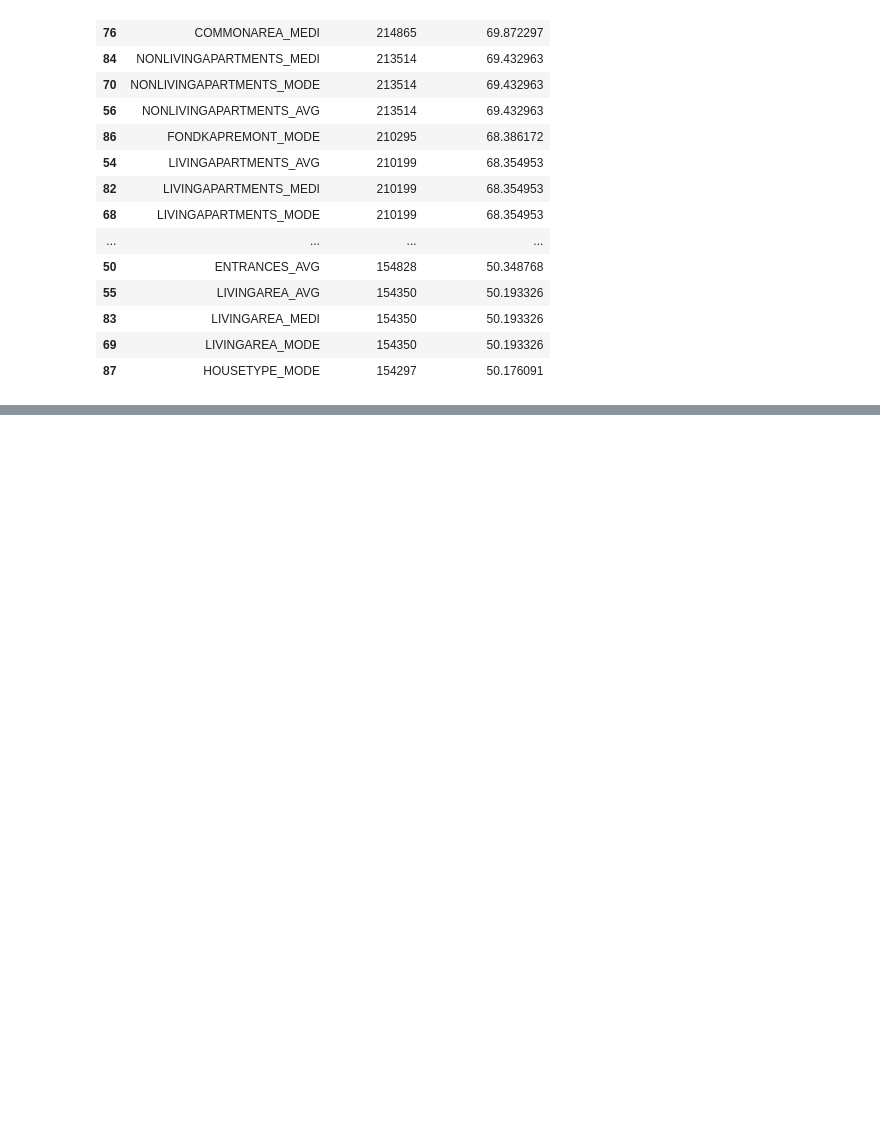
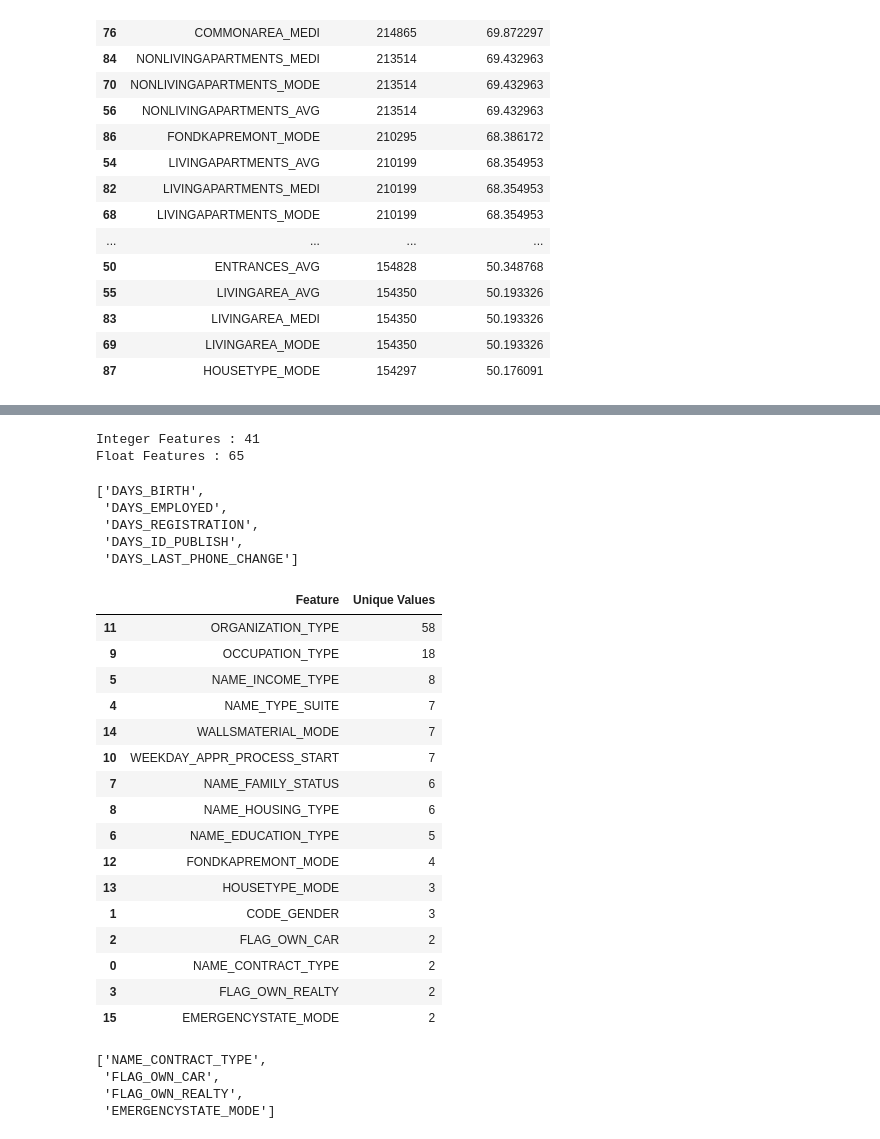
Before and after one commit to RISHAV2205/AI_Credit_Risk_Analysis_Platform, a Jupyter notebook: notebook/01_data_understanding.ipynb, the cells around one changed output, grey strips where cells are left out. Saved outputs shown, nothing was run; the diff lists cells and outputs as text; code cells hidden in the pictures; blank space fills up the shorter version.

```diff
--- a/notebook/01_data_understanding.ipynb
+++ b/notebook/01_data_understanding.ipynb
@@ -245,0 +264,73 @@ for category, cols in feature_categories.items():
+# %%
+# ==========================================
+# Numerical Feature Analysis
+# ==========================================
+
+int_features = df.select_dtypes(include="int64").columns.tolist()
+
+float_features = df.select_dtypes(include="float64").columns.tolist()
+
+print(f"Integer Features : {len(int_features)}")
+
+print(f"Float Features : {len(float_features)}")
+# %% [output]
+Integer Features : 41
+Float Features : 65
+# %%
+time_features = [
+    col for col in df.columns
+    if "DAYS" in col
+]
+
+time_features
+# %% [output]
+['DAYS_BIRTH',
+ 'DAYS_EMPLOYED',
+ 'DAYS_REGISTRATION',
+ 'DAYS_ID_PUBLISH',
+ 'DAYS_LAST_PHONE_CHANGE']
+# %%
+cardinality = pd.DataFrame({
+
+    "Feature": categorical_features,
+
+    "Unique Values":
+    [df[col].nunique() for col in categorical_features]
+
+})
+
+cardinality.sort_values(
+    by="Unique Values",
+    ascending=False
+)
+# %% [output]
+|  | Feature | Unique Values |
+| 11 | ORGANIZATION_TYPE | 58 |
+| 9 | OCCUPATION_TYPE | 18 |
+| 5 | NAME_INCOME_TYPE | 8 |
+| 4 | NAME_TYPE_SUITE | 7 |
+| 14 | WALLSMATERIAL_MODE | 7 |
+| 10 | WEEKDAY_APPR_PROCESS_START | 7 |
+| 7 | NAME_FAMILY_STATUS | 6 |
+| 8 | NAME_HOUSING_TYPE | 6 |
+| 6 | NAME_EDUCATION_TYPE | 5 |
+| 12 | FONDKAPREMONT_MODE | 4 |
+| 13 | HOUSETYPE_MODE | 3 |
+| 1 | CODE_GENDER | 3 |
+| 2 | FLAG_OWN_CAR | 2 |
+| 0 | NAME_CONTRACT_TYPE | 2 |
+| 3 | FLAG_OWN_REALTY | 2 |
+| 15 | EMERGENCYSTATE_MODE | 2 |
+# %%
+binary_features = [
+    col
+    for col in categorical_features
+    if df[col].nunique()==2
+]
+
+binary_features
+# %% [output]
+['NAME_CONTRACT_TYPE',
+ 'FLAG_OWN_CAR',
+ 'FLAG_OWN_REALTY',
+ 'EMERGENCYSTATE_MODE']
```
Also changed, not shown: parts of 11 cells of this notebook, 18 other files.
